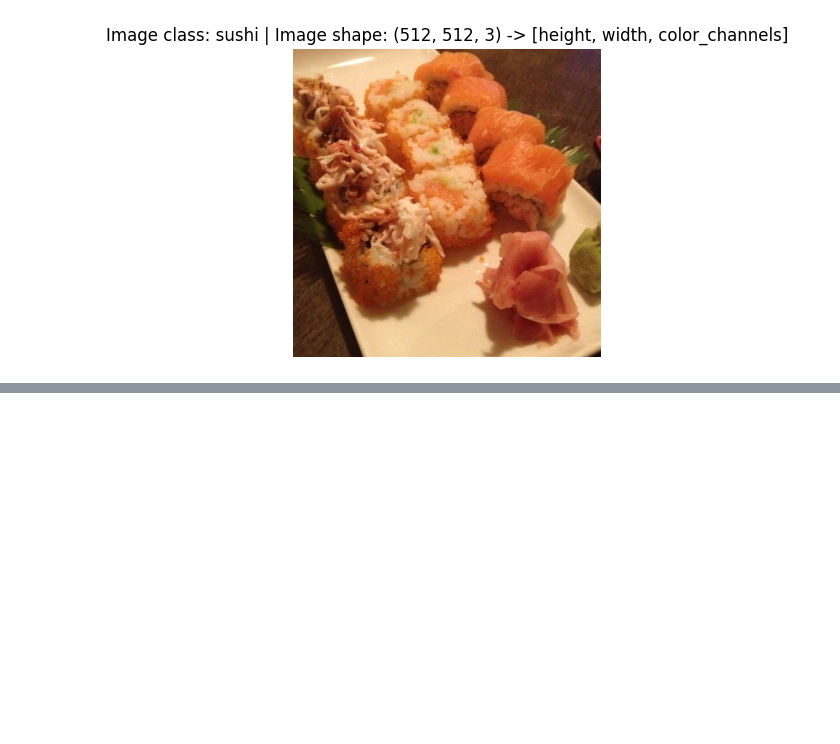
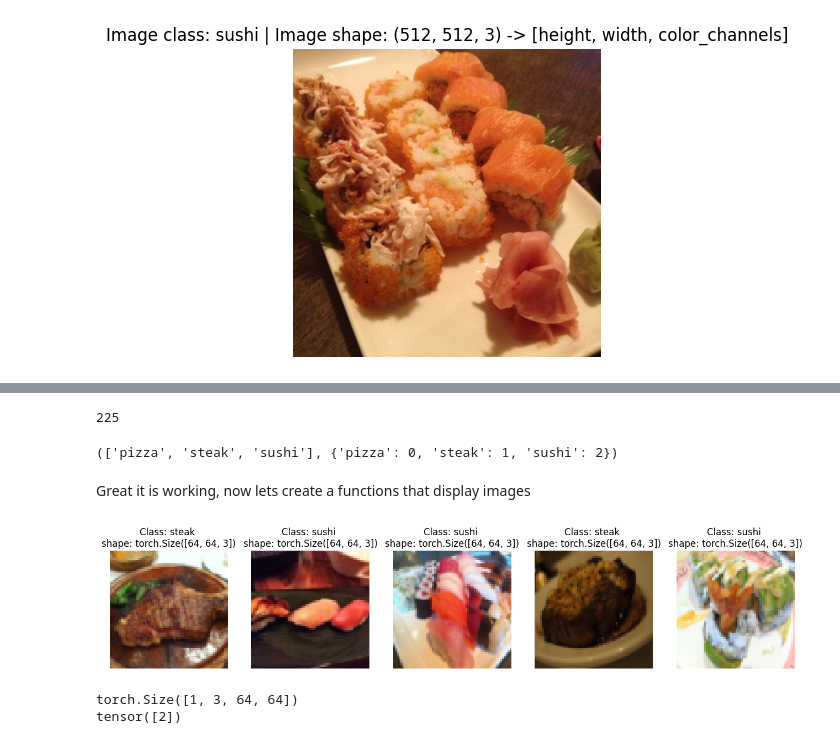
Before and after one commit to Zeckaris/pytorch-small-projects, a Jupyter notebook: customDatasetUsage.ipynb, the cells around one changed output, grey strips where cells are left out. Saved outputs shown, nothing was run; the diff lists cells and outputs as text; code cells hidden in the pictures; blank space fills up the shorter version.

```diff
--- a/customDatasetUsage.ipynb
+++ b/customDatasetUsage.ipynb
@@ -132,0 +271,7 @@ plt.axis(False);
+# %%
+def find_classes(directory:str)-> Tuple[List[str], Dict[str, int]]:
+    classes= sorted(entry.name for entry in os.scandir(directory) if entry.is_dir())
+    if not classes:
+        raise FileNotFoundError(f"Couldn't find any classes in {directory}")
+    classes_to_idx= {cls_name:i for i, cls_name in enumerate(classes)}
+    return classes, classes_to_idx
@@ -132,0 +338,5 @@ plt.axis(False);
+# %%
+custom_train_dataset= ImageFolderCustom(
+    target_dir= train_dir,
+    transform=train_data_transforms
+)
@@ -132,0 +363,43 @@ plt.axis(False);
+# %%
+custom_train_dataset.__len__()
+# %% [output]
+225
+# %%
+custom_train_dataset.classes, custom_train_dataset.classes_to_idx
+# %% [output]
+(['pizza', 'steak', 'sushi'], {'pizza': 0, 'steak': 1, 'sushi': 2})
+# %% [markdown]
+Great it is working, now lets create a functions that display images
+# %%
+def display_random_images(
+    dataset:torch.utils.data.dataset.Dataset,
+    classes:List[str] = None,
+    n:int=10,
+    displayShape:bool=True,
+    seed:int=None
+):
+    if n > 10:
+        n=10
+        print("For display purposes n shouldnt be greater than 10")
+    if seed:
+        random.seed(seed)
+    else:
+        random.seed(42)
+    random_samples_indx= random.sample(range(len(dataset)), k=n)
+    plt.figure(figsize=(16,8))
+
+    for i, targ_sample in enumerate(random_samples_indx):
+        targ_image, targ_label= dataset[targ_sample][0], dataset[targ_sample][1]
+        targ_image_adjust= targ_image.permute(1,2,0)
+        plt.subplot(1,n, i+1)
+        plt.imshow(targ_image_adjust)
+        plt.axis(False)
+        if classes:
+            title= f"Class: {classes[targ_label]} "
+            if displayShape:
+                title= title + f"\nshape: {targ_image_adjust.shape}"
+        plt.title(title)
+# %%
+display_random_images(custom_train_dataset, find_classes(train_dir)[0], 5,True,42)
+# %% [output]
+[figure, added]
@@ -132,0 +425,7 @@ plt.axis(False);
+# %%
+img_custom, label_custom = next(iter(test_data_loaded))
+print(img_custom.shape)
+print(label_custom)
+# %% [output]
+torch.Size([1, 3, 64, 64])
+tensor([2])
```
Also changed, not shown: parts of 27 cells of this notebook.
